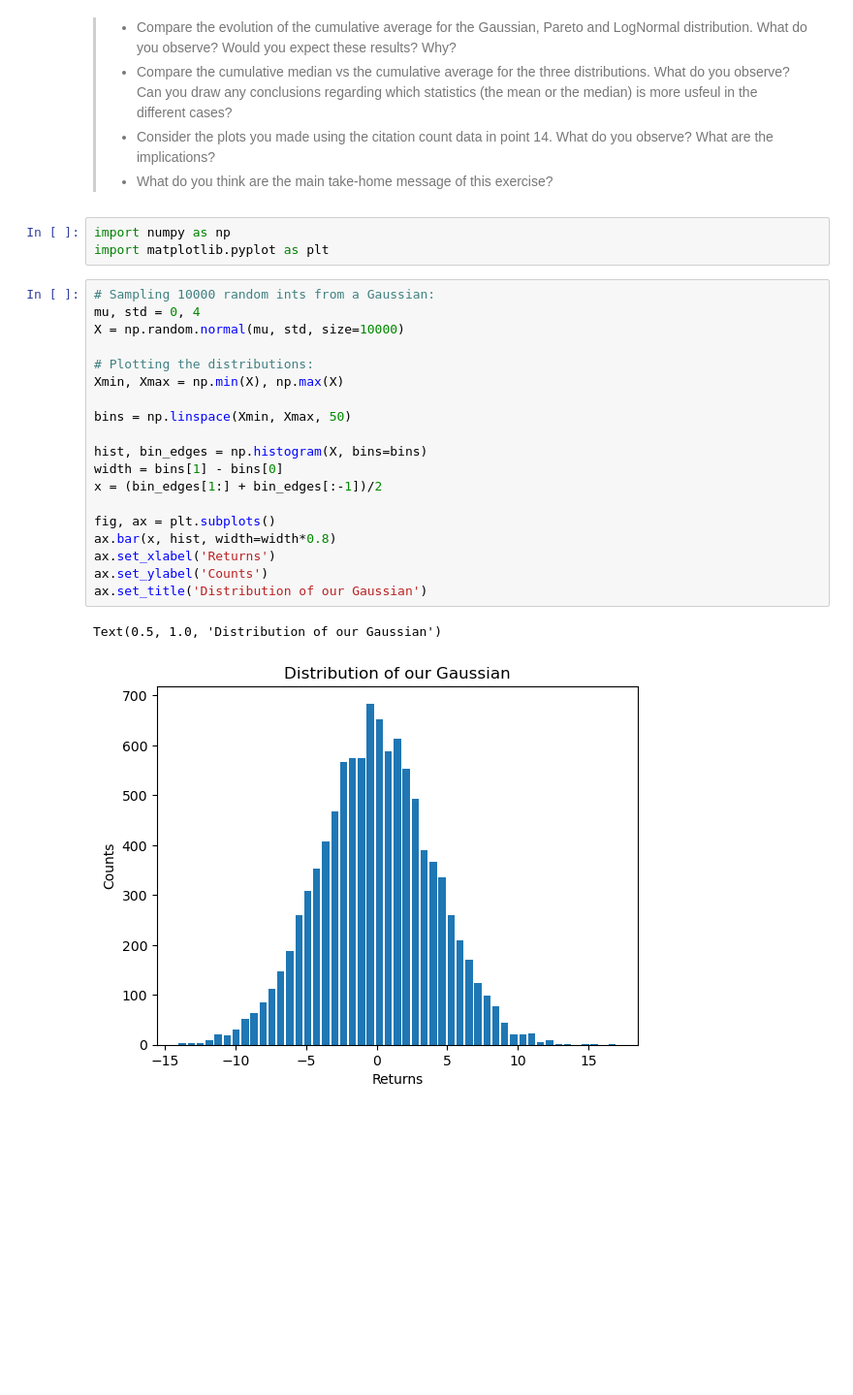
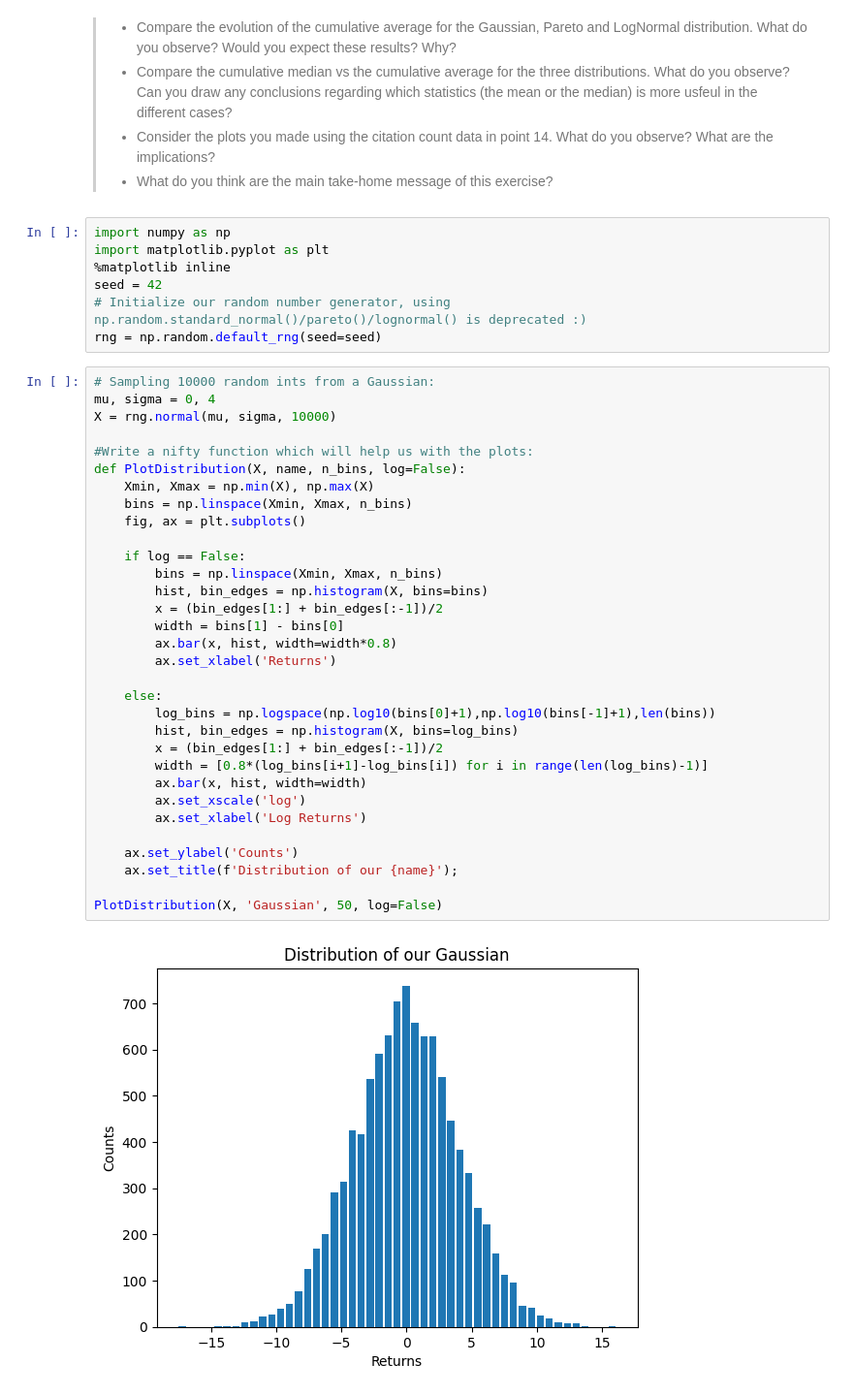
Before and after one commit to radziko/CompSocSci, a Jupyter notebook: Assignment1.ipynb, the cells around one changed output. Shown: that part at 97% size. Saved outputs shown, nothing was run; the diff lists cells and outputs as text; blank space fills up the shorter version.

```diff
--- a/Assignment1.ipynb
+++ b/Assignment1.ipynb
@@ -118,31 +332,47 @@ The condition that $ \mathbb E | X_i | $ is finite holds in most cases but can f
 >    - Compare the cumulative median vs the cumulative average for the three distributions. What do you observe? Can you draw any conclusions regarding which statistics (the mean or the median) is more usfeul in the different cases?
 >    - Consider the plots you made using the citation count data in point 14. What do you observe? What are the implications?
 >    - What do you think are the main take-home message of this exercise?
-# %%
-import numpy as np
-import matplotlib.pyplot as plt
+# %%
+import numpy as np
+import matplotlib.pyplot as plt
+%matplotlib inline
+seed = 42
+# Initialize our random number generator, using np.random.standard_normal()/pareto()/lognormal() is deprecated :)
+rng = np.random.default_rng(seed=seed)
 # %%
 # Sampling 10000 random ints from a Gaussian:
-mu, std = 0, 4
-X = np.random.normal(mu, std, size=10000)
+mu, sigma = 0, 4
+X = rng.normal(mu, sigma, 10000)
 
-# Plotting the distributions:
-Xmin, Xmax = np.min(X), np.max(X)
+#Write a nifty function which will help us with the plots:
+def PlotDistribution(X, name, n_bins, log=False):
+    Xmin, Xmax = np.min(X), np.max(X)
+    bins = np.linspace(Xmin, Xmax, n_bins)
+    fig, ax = plt.subplots()
 
-bins = np.linspace(Xmin, Xmax, 50)
+    if log == False:
+        bins = np.linspace(Xmin, Xmax, n_bins)
+        hist, bin_edges = np.histogram(X, bins=bins)
+        x = (bin_edges[1:] + bin_edges[:-1])/2
+        width = bins[1] - bins[0]
+        ax.bar(x, hist, width=width*0.8)
+        ax.set_xlabel('Returns')
 
-hist, bin_edges = np.histogram(X, bins=bins)
-width = bins[1] - bins[0]
-x = (bin_edges[1:] + bin_edges[:-1])/2
+    else:
+        log_bins = np.logspace(np.log10(bins[0]+1),np.log10(bins[-1]+1),len(bins))
+        hist, bin_edges = np.histogram(X, bins=log_bins)
+        x = (bin_edges[1:] + bin_edges[:-1])/2
+        width = [0.8*(log_bins[i+1]-log_bins[i]) for i in range(len(log_bins)-1)]
+        ax.bar(x, hist, width=width)
+        ax.set_xscale('log')
+        ax.set_xlabel('Log Returns')
 
-fig, ax = plt.subplots()
-ax.bar(x, hist, width=width*0.8)
-ax.set_xlabel('Returns')
-ax.set_ylabel('Counts')
-ax.set_title('Distribution of our Gaussian')
+    ax.set_ylabel('Counts')
+    ax.set_title(f'Distribution of our {name}');
+
+PlotDistribution(X, 'Gaussian', 50, log=False)
 # %% [output]
-Text(0.5, 1.0, 'Distribution of our Gaussian')
-[figure, old version]
+[figure, new version]
 # %%
 #Cumulative average:
 N = np.arange(1, 10000+1, 1)
```
Also changed, not shown: parts of 47 cells of this notebook, 2 other files.
